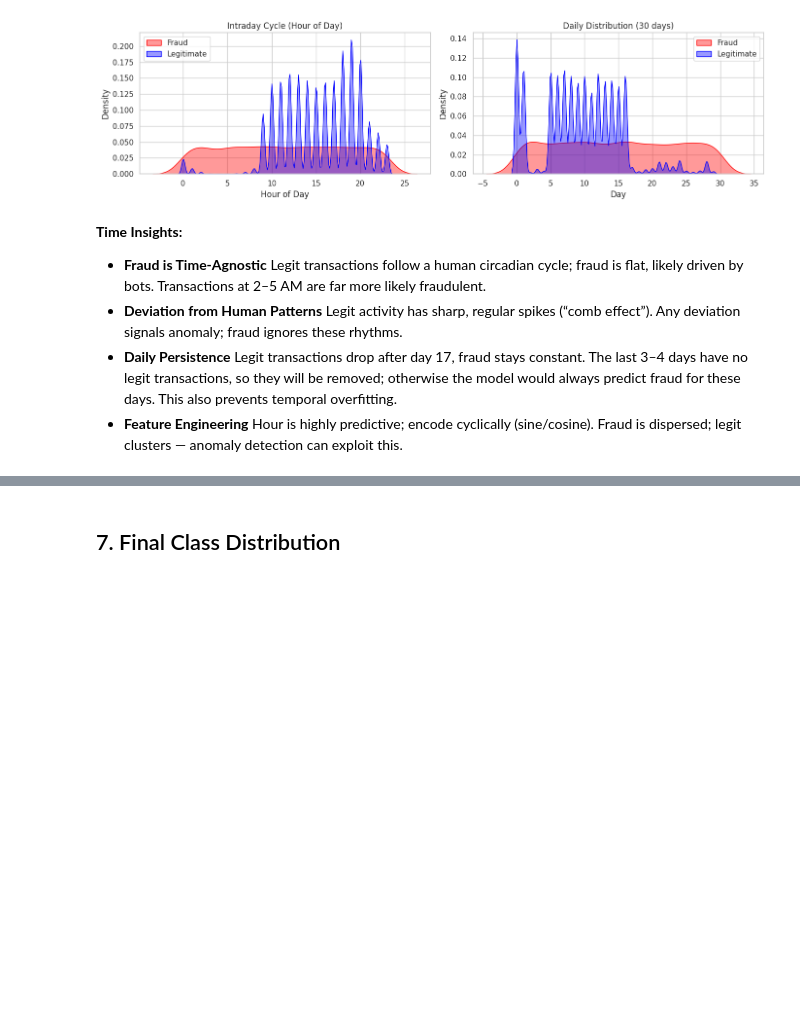
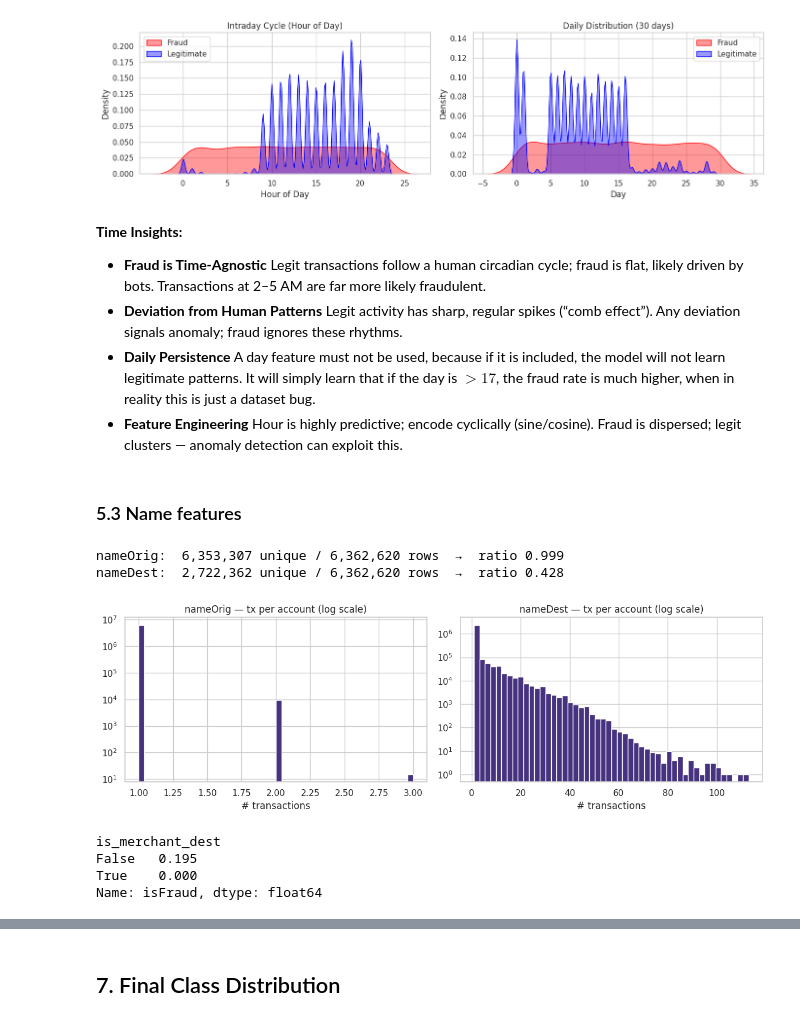
Before and after one commit to renteria-luis/fraud-detection-v1, a Jupyter notebook: notebooks/01_eda_paysim.ipynb, the cells around one changed output, grey strips where cells are left out. Saved outputs shown, nothing was run; the diff lists cells and outputs as text; code cells hidden in the pictures; blank space fills up the shorter version.

```diff
--- a/notebooks/01_eda_paysim.ipynb
+++ b/notebooks/01_eda_paysim.ipynb
@@ -321,6 +305,44 @@ plt.close()
 - **Deviation from Human Patterns**
    Legit activity has sharp, regular spikes (“comb effect”). Any deviation signals anomaly; fraud ignores these rhythms.
 - **Daily Persistence**
-   Legit transactions drop after day 17, fraud stays constant. The last 3–4 days have no legit transactions, so they will be removed; otherwise the model would always predict fraud for these days. This also prevents temporal overfitting.
+   A day feature must not be used, because if it is included, the model will not learn legitimate patterns. It will simply learn that if the day is $> 17$, the fraud rate is much higher, when in reality this is just a dataset bug.
 - **Feature Engineering**
    Hour is highly predictive; encode cyclically (sine/cosine). Fraud is dispersed; legit clusters — anomaly detection can exploit this.
+# %% [markdown]
+### 5.3 Name features
+# %%
+n_orig = df['nameOrig'].nunique()
+n_dest = df['nameDest'].nunique()
+n_rows = len(df)
+
+print(f"nameOrig:  {n_orig:,} unique / {n_rows:,} rows  →  ratio {n_orig/n_rows:.3f}")
+print(f"nameDest:  {n_dest:,} unique / {n_rows:,} rows  →  ratio {n_dest/n_rows:.3f}")
+
+# Repeat rate per account
+orig_counts = df['nameOrig'].value_counts()
+dest_counts = df['nameDest'].value_counts()
+
+fig, axes = plt.subplots(1, 2, figsize=(12, 4))
+axes[0].hist(orig_counts.values, bins=50, log=True)
+axes[0].set_title('nameOrig — tx per account (log scale)')
+axes[0].set_xlabel('# transactions')
+
+axes[1].hist(dest_counts.values, bins=50, log=True)
+axes[1].set_title('nameDest — tx per account (log scale)')
+axes[1].set_xlabel('# transactions')
+plt.tight_layout()
+plt.show()
+# %% [output]
+nameOrig:  6,353,307 unique / 6,362,620 rows  →  ratio 0.999
+nameDest:  2,722,362 unique / 6,362,620 rows  →  ratio 0.428
+[figure, added]
+# %%
+df['is_merchant_dest'] = df['nameDest'].str.startswith('M')
+
+merchant_fraud = df.groupby('is_merchant_dest')['isFraud'].mean() * 100
+print(merchant_fraud)
+# %% [output]
+is_merchant_dest
+False   0.195
+True    0.000
+Name: isFraud, dtype: float64
```
Also changed, not shown: parts of 12 cells of this notebook, 1 other file.
